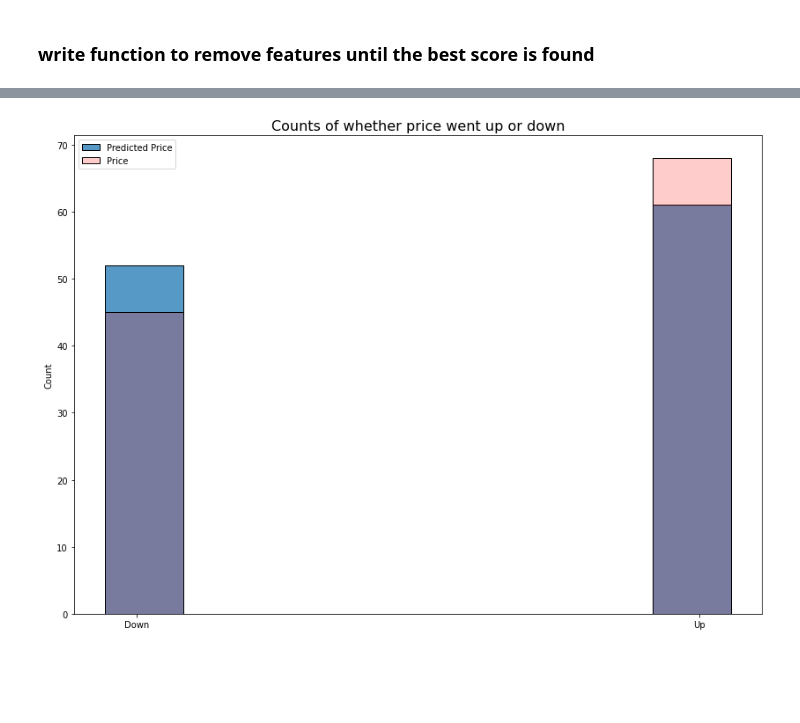
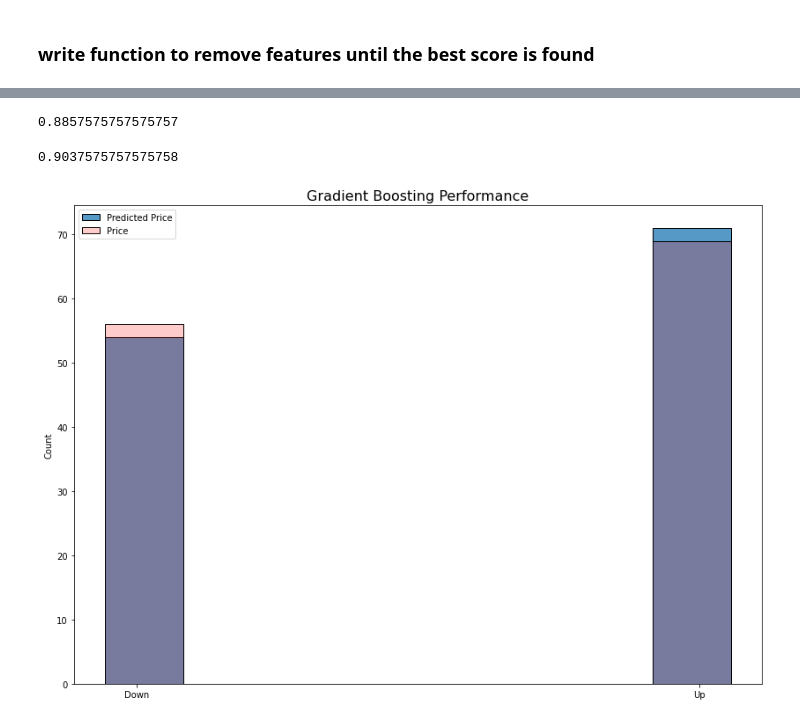
Before and after one commit to inherentspice/Polkadot-Price-Prediction, a Jupyter notebook: polkadot/creating_features_and_target.ipynb, the cells around one changed output, grey strips where cells are left out. Cells and saved outputs as stored; diff of their text form; code cells hidden in the pictures; blank space fills up the shorter version.

```diff
--- a/polkadot/creating_features_and_target.ipynb
+++ b/polkadot/creating_features_and_target.ipynb
@@ -372,0 +319,11 @@ clf = RandomForestClassifier(random_state=42, max_features='sqrt',
+# %%
+X_train_new, X_test_new, y_train_new, y_test_new = train_test_split(X_new, y, test_size=0.2, random_state=42)
+
+imp_simple = SimpleImputer()
+imp_simple.fit(X_train_new)
+X_train_new_impute = imp_simple.transform(X_train_new)
+X_test_new_impute = imp_simple.transform(X_test_new)
+
+scaler = RobustScaler().fit(X_train_new_impute)
+X_train_new_scaled = scaler.transform(X_train_new_impute)
+X_test_new_scaled = scaler.transform(X_test_new_impute)
@@ -373,2 +370,22 @@ clf = RandomForestClassifier(random_state=42, max_features='sqrt',
+# %%
+select_features = SelectKBest(score_func=mutual_info_classif, k=1)
+select_features.fit(X_train_new_scaled, y_train_new)
+X_reduced = select_features.transform(X_train_new_scaled)
+X_test_reduced = select_features.transform(X_test_new_scaled)
+gradient = GradientBoostingClassifier(random_state=42)
+cross_val_score(gradient, X_reduced, y_train_new, cv=5).mean()
+# %% [output]
+0.8857575757575757
+# %%
+select_features_r = SelectKBest(score_func=mutual_info_classif, k=7)
+select_features_r.fit(X_train_new_scaled, y_train_new)
+X_reduced_r = select_features_r.transform(X_train_new_scaled)
+X_test_reduced_r = select_features_r.transform(X_test_new_scaled)
+random = RandomForestClassifier(random_state=42)
+cross_val_score(random, X_reduced_r, y_train_new, cv=5).mean()
+# %% [output]
+0.9037575757575758
+# %%
+grad = GradientBoostingClassifier(random_state=42).fit(X_reduced, y_train)
 # %%
-pred = clf.predict(X_test)
+pred = grad.predict(X_test_reduced)
@@ -375,11 +395,11 @@ pred = clf.predict(X_test)
 # %%
 plt.figure(figsize=(14,10))
 sns.histplot(pred, label='Predicted Price')
 sns.histplot(y_test, color='r', alpha=0.2, label='Price')
 plt.xticks(ticks=[0.05, 0.95], labels=['Down', 'Up'])
 plt.xlabel('')
-plt.title('Counts of whether price went up or down',
+plt.title('Gradient Boosting Performance',
          fontsize=16);
 plt.legend();
 # %% [output]
-[figure, old version]
+[figure, new version]
```
Also changed, not shown: parts of 111 cells of this notebook.
